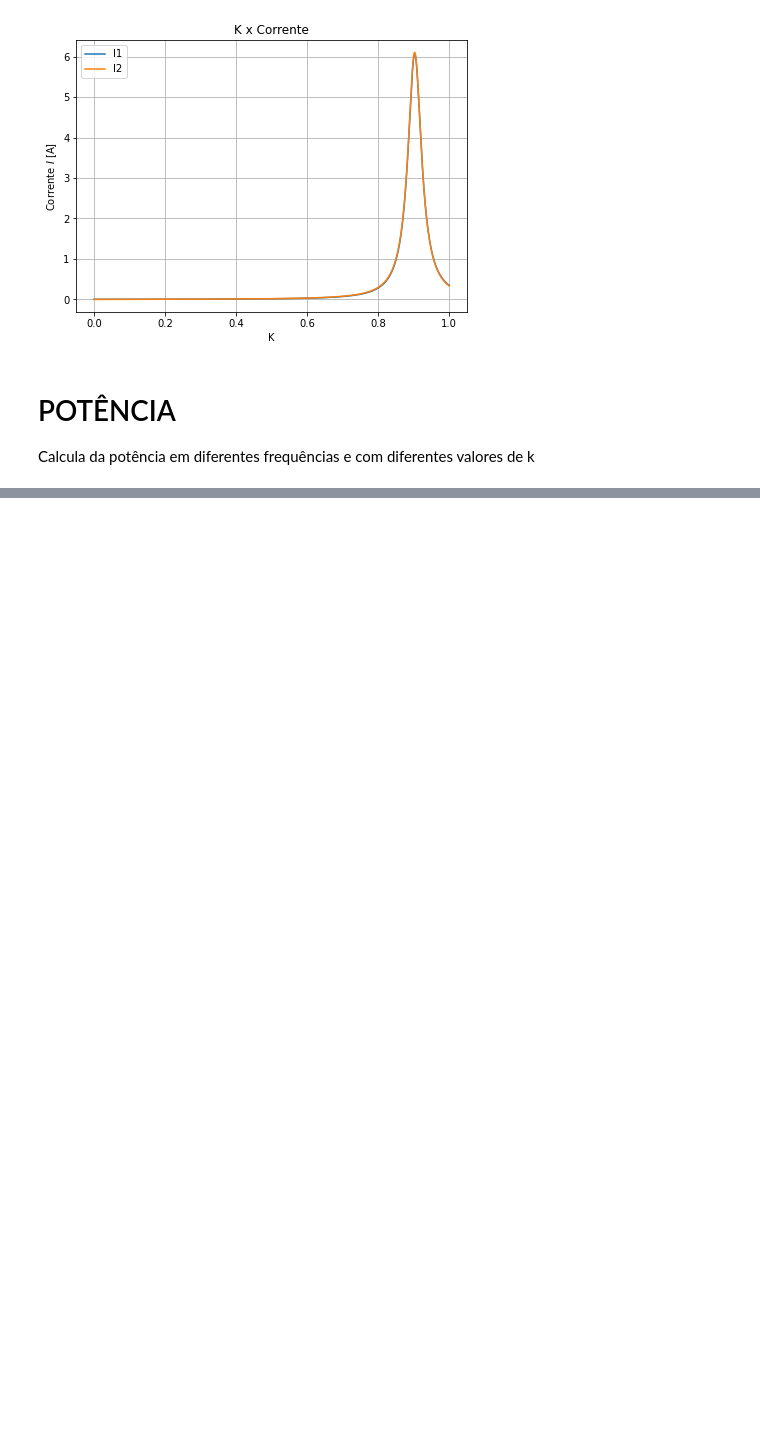
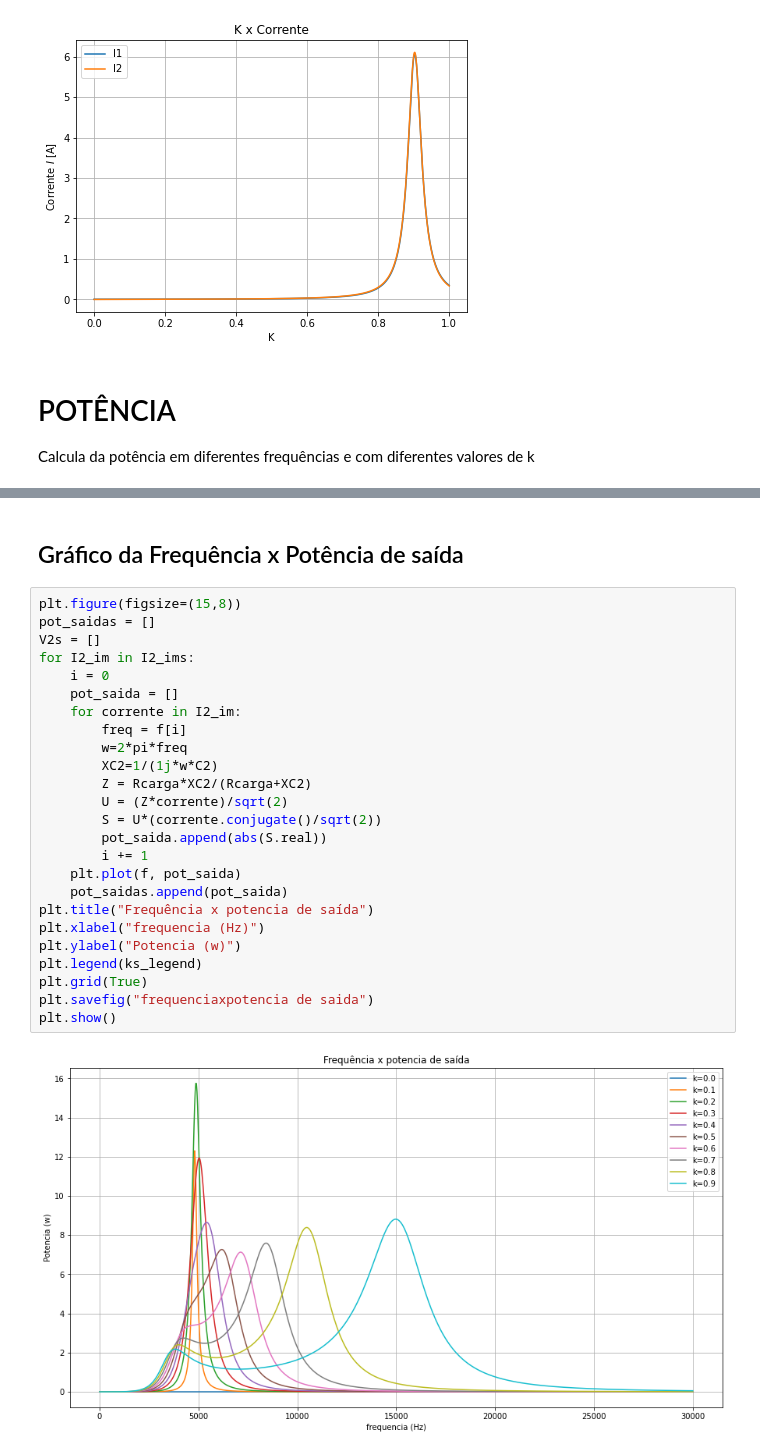
Before and after one commit to BrunoFNRodrigues/EletroMag-Projeto, a Jupyter notebook: Projeto Eletromag.ipynb, the cells around one changed output, grey strips where cells are left out. Saved outputs shown, nothing was run; the diff lists cells and outputs as text; blank space fills up the shorter version.

```diff
--- a/Projeto Eletromag.ipynb
+++ b/Projeto Eletromag.ipynb
@@ -142 +164,30 @@ Calcula da potência em diferentes frequências e com diferentes valores de k
+# %% [markdown]
+## Gráfico da  Frequência x Potência de saída
+# %%
+plt.figure(figsize=(15,8))
+pot_saidas = []
+V2s = []
+for I2_im in I2_ims:
+    i = 0
+    pot_saida = []
+    for corrente in I2_im:
+        freq = f[i]
+        w=2*pi*freq
+        XC2=1/(1j*w*C2)
+        Z = Rcarga*XC2/(Rcarga+XC2)
+        U = (Z*corrente)/sqrt(2)
+        S = U*(corrente.conjugate()/sqrt(2))
+        pot_saida.append(abs(S.real))
+        i += 1
+    plt.plot(f, pot_saida)
+    pot_saidas.append(pot_saida)
+plt.title("Frequência x potencia de saída")
+plt.xlabel("frequencia (Hz)")
+plt.ylabel("Potencia (w)")
+plt.legend(ks_legend)
+plt.grid(True)
+plt.savefig("frequenciaxpotencia de saida")
+plt.show()
+# %% [output]
+[figure, added]
 # %% [markdown]
```
Also changed, not shown: parts of 9 cells of this notebook.
